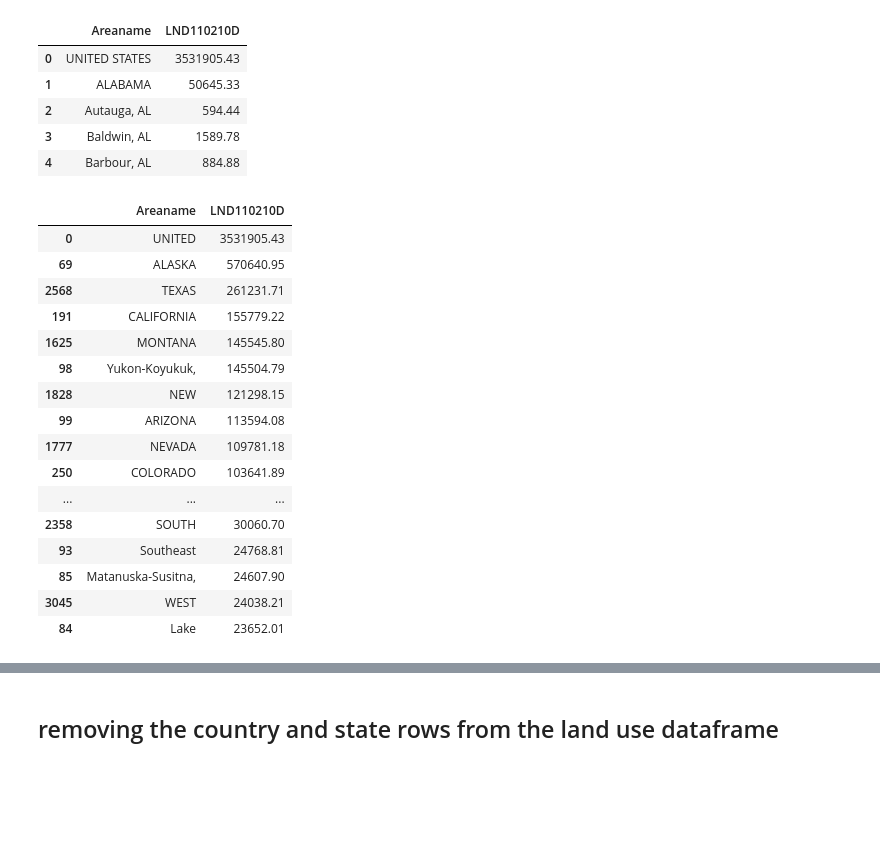
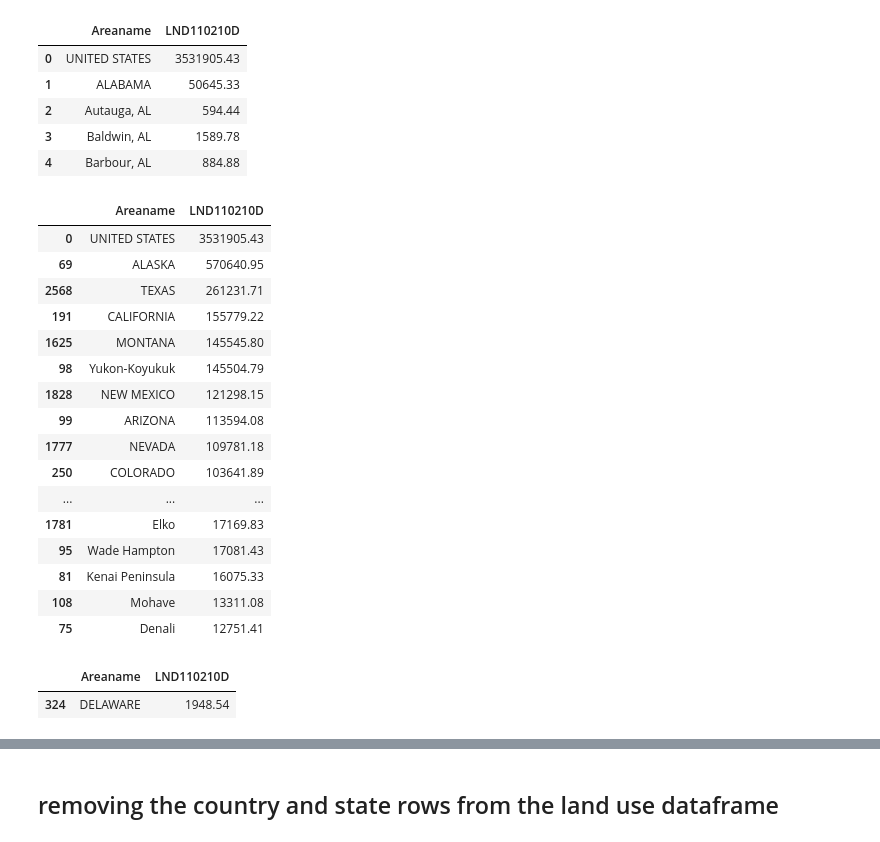
Before and after one commit to Morgen-Henry/Project-1, a Jupyter notebook: censusWrapperPractice.ipynb, the cells around one changed output, grey strips where cells are left out. Cells and saved outputs as stored; diff of their text form; code cells hidden in the pictures; blank space fills up the shorter version.

Commit message:
worked on data cleaning. Worked toward merging of census and land data but DID NOT complete. Log updated

```diff
--- a/censusWrapperPractice.ipynb
+++ b/censusWrapperPractice.ipynb
@@ -275,23 +302,28 @@ land_use_df.head()
 | 3 | Baldwin, AL | 1589.78 |
 | 4 | Barbour, AL | 884.88 |
 # %%
-land_use_df['Areaname'] = land_use_df['Areaname'].apply(lambda x: x.split(" ")[0])
-land_use_df.sort_values(by='LND110210D', ascending=False).head(50)
+land_use_df['Areaname'] = land_use_df['Areaname'].apply(lambda x: x.split(",")[0])
+land_use_df.sort_values(by='LND110210D', ascending=False).head(60)
 # %% [output]
 |  | Areaname | LND110210D |
-| 0 | UNITED | 3531905.43 |
+| 0 | UNITED STATES | 3531905.43 |
 | 69 | ALASKA | 570640.95 |
 | 2568 | TEXAS | 261231.71 |
 | 191 | CALIFORNIA | 155779.22 |
 | 1625 | MONTANA | 145545.80 |
-| 98 | Yukon-Koyukuk, | 145504.79 |
-| 1828 | NEW | 121298.15 |
+| 98 | Yukon-Koyukuk | 145504.79 |
+| 1828 | NEW MEXICO | 121298.15 |
 | 99 | ARIZONA | 113594.08 |
 | 1777 | NEVADA | 109781.18 |
 | 250 | COLORADO | 103641.89 |
 | ... | ... | ... |
-| 2358 | SOUTH | 30060.70 |
-| 93 | Southeast | 24768.81 |
-| 85 | Matanuska-Susitna, | 24607.90 |
-| 3045 | WEST | 24038.21 |
-| 84 | Lake | 23652.01 |
+| 1781 | Elko | 17169.83 |
+| 95 | Wade Hampton | 17081.43 |
+| 81 | Kenai Peninsula | 16075.33 |
+| 108 | Mohave | 13311.08 |
+| 75 | Denali | 12751.41 |
+# %%
+land_use_df[land_use_df['Areaname']=='DELAWARE']
+# %% [output]
+|  | Areaname | LND110210D |
+| 324 | DELAWARE | 1948.54 |
```
Also changed, not shown: parts of 7 cells of this notebook, 1 other file.
